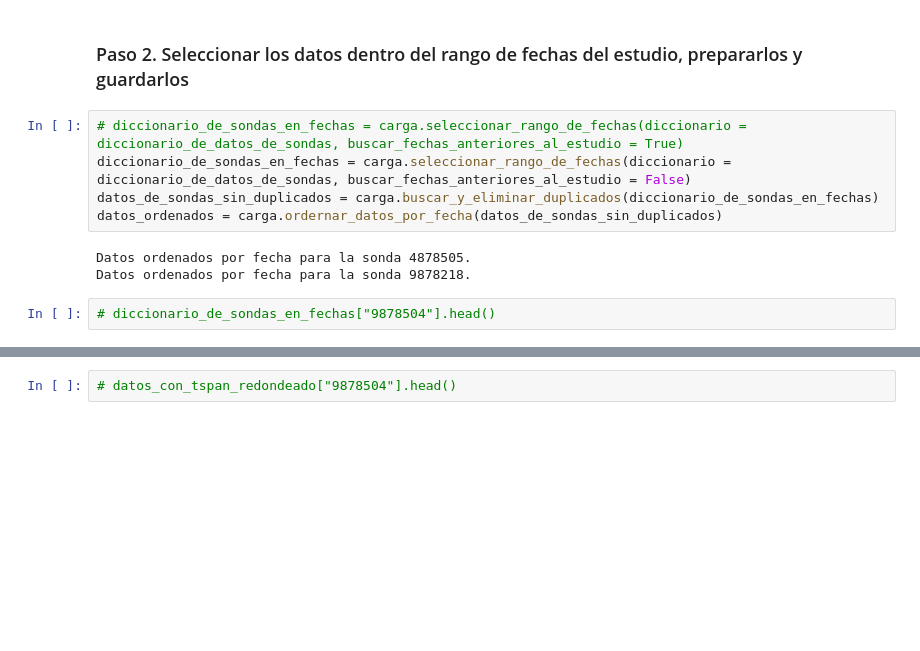
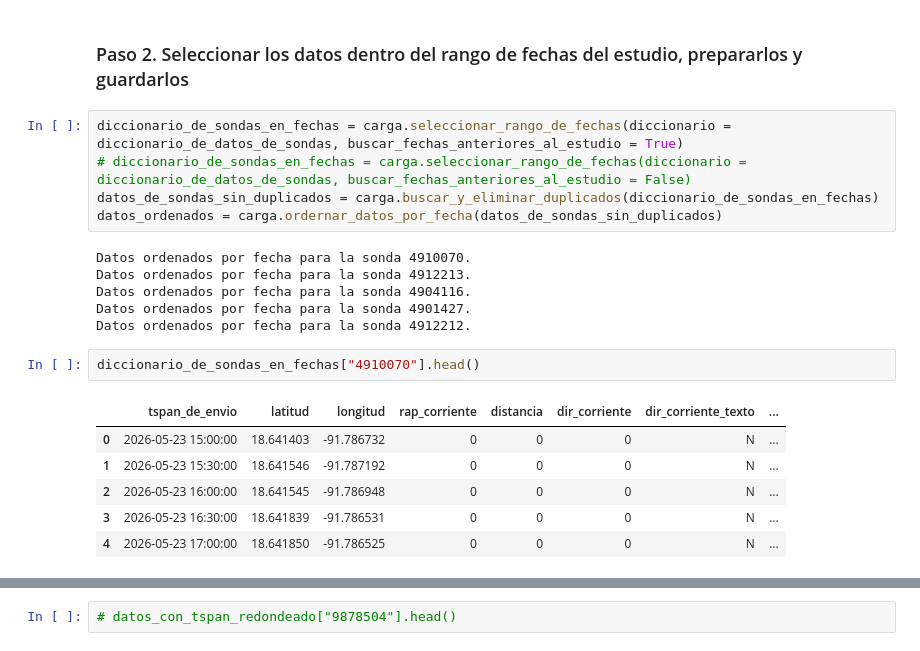
Before and after one commit to Fernandojbf123/drift_buoys, a Jupyter notebook: Procesar_datos/Mains/main_cargar_datos.ipynb, the cells around one changed output, grey strips where cells are left out. Cells and saved outputs as stored; diff of their text form; blank space fills up the shorter version.

```diff
--- a/Procesar_datos/Mains/main_cargar_datos.ipynb
+++ b/Procesar_datos/Mains/main_cargar_datos.ipynb
@@ -42,15 +60,25 @@ Datos cargados correctamente para la sonda: 9878218
 # %% [markdown]
 ### Paso 2. Seleccionar los datos dentro del rango de fechas del estudio, prepararlos y guardarlos
 # %%
-# diccionario_de_sondas_en_fechas = carga.seleccionar_rango_de_fechas(diccionario = diccionario_de_datos_de_sondas, buscar_fechas_anteriores_al_estudio = True)
-diccionario_de_sondas_en_fechas = carga.seleccionar_rango_de_fechas(diccionario = diccionario_de_datos_de_sondas, buscar_fechas_anteriores_al_estudio = False)
+diccionario_de_sondas_en_fechas = carga.seleccionar_rango_de_fechas(diccionario = diccionario_de_datos_de_sondas, buscar_fechas_anteriores_al_estudio = True)
+# diccionario_de_sondas_en_fechas = carga.seleccionar_rango_de_fechas(diccionario = diccionario_de_datos_de_sondas, buscar_fechas_anteriores_al_estudio = False)
 datos_de_sondas_sin_duplicados = carga.buscar_y_eliminar_duplicados(diccionario_de_sondas_en_fechas)
 datos_ordenados = carga.ordernar_datos_por_fecha(datos_de_sondas_sin_duplicados)
 # %% [output]
-Datos ordenados por fecha para la sonda 4878505.
-Datos ordenados por fecha para la sonda 9878218.
+Datos ordenados por fecha para la sonda 4910070.
+Datos ordenados por fecha para la sonda 4912213.
+Datos ordenados por fecha para la sonda 4904116.
+Datos ordenados por fecha para la sonda 4901427.
+Datos ordenados por fecha para la sonda 4912212.
 # %%
-# diccionario_de_sondas_en_fechas["9878504"].head()
+diccionario_de_sondas_en_fechas["4910070"].head()
+# %% [output]
+|  | tspan_de_envio | latitud | longitud | rap_corriente | distancia | dir_corriente | dir_corriente_texto | ... |
+| 0 | 2026-05-23 15:00:00 | 18.641403 | -91.786732 | 0 | 0 | 0 | N | ... |
+| 1 | 2026-05-23 15:30:00 | 18.641546 | -91.787192 | 0 | 0 | 0 | N | ... |
+| 2 | 2026-05-23 16:00:00 | 18.641545 | -91.786948 | 0 | 0 | 0 | N | ... |
+| 3 | 2026-05-23 16:30:00 | 18.641839 | -91.786531 | 0 | 0 | 0 | N | ... |
+| 4 | 2026-05-23 17:00:00 | 18.641850 | -91.786525 | 0 | 0 | 0 | N | ... |
 # %%
 datos_con_tspan_redondeado = carga.crear_tspan_redondeado(datos_ordenados) # diccionario con tspan redondeado
 datos_sin_repetidos = carga.existen_fechas_redondeadas_duplicadas(datos_con_tspan_redondeado) # Verifica si existen fechas redondeadas duplicadas, si existen lanza un error
```
Also changed, not shown: parts of 8 cells of this notebook, 20 other files.
